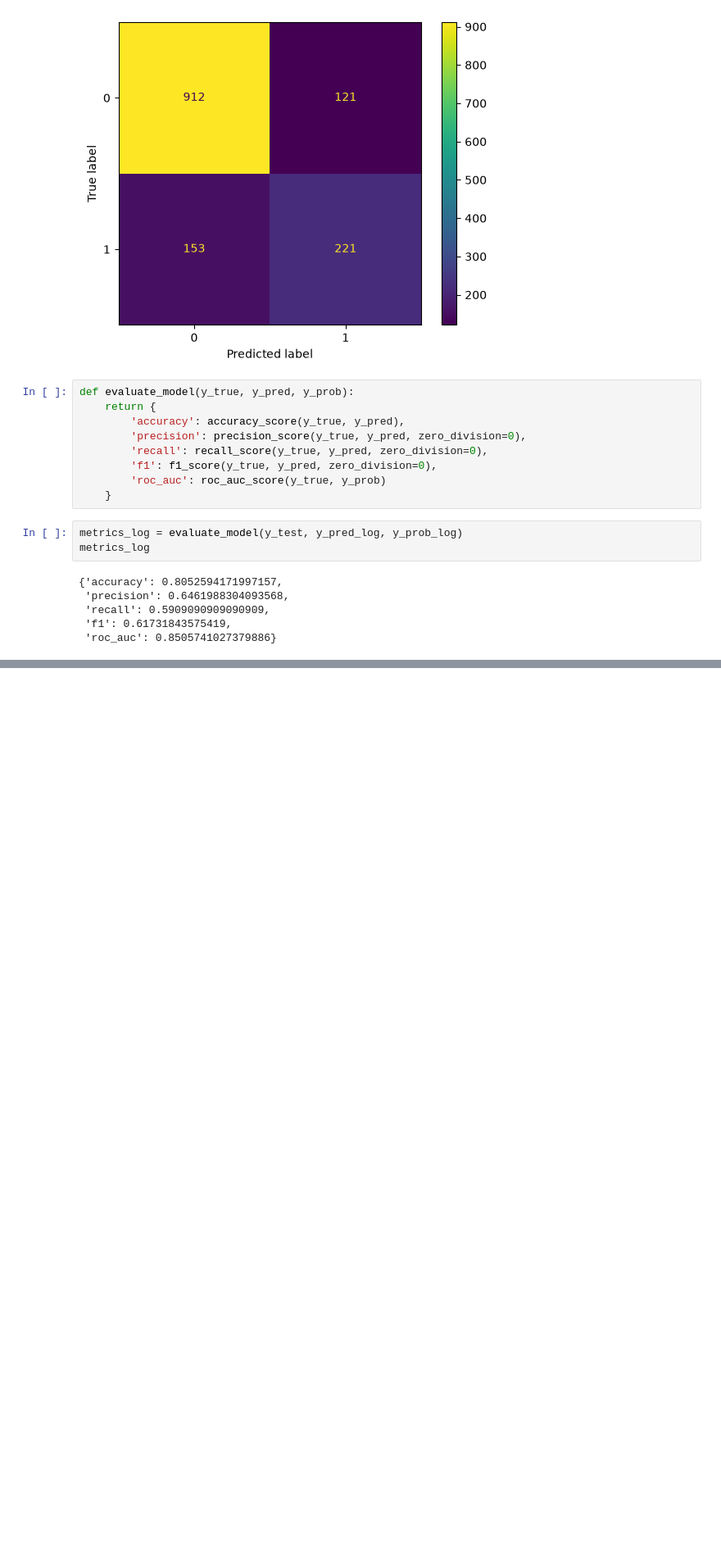
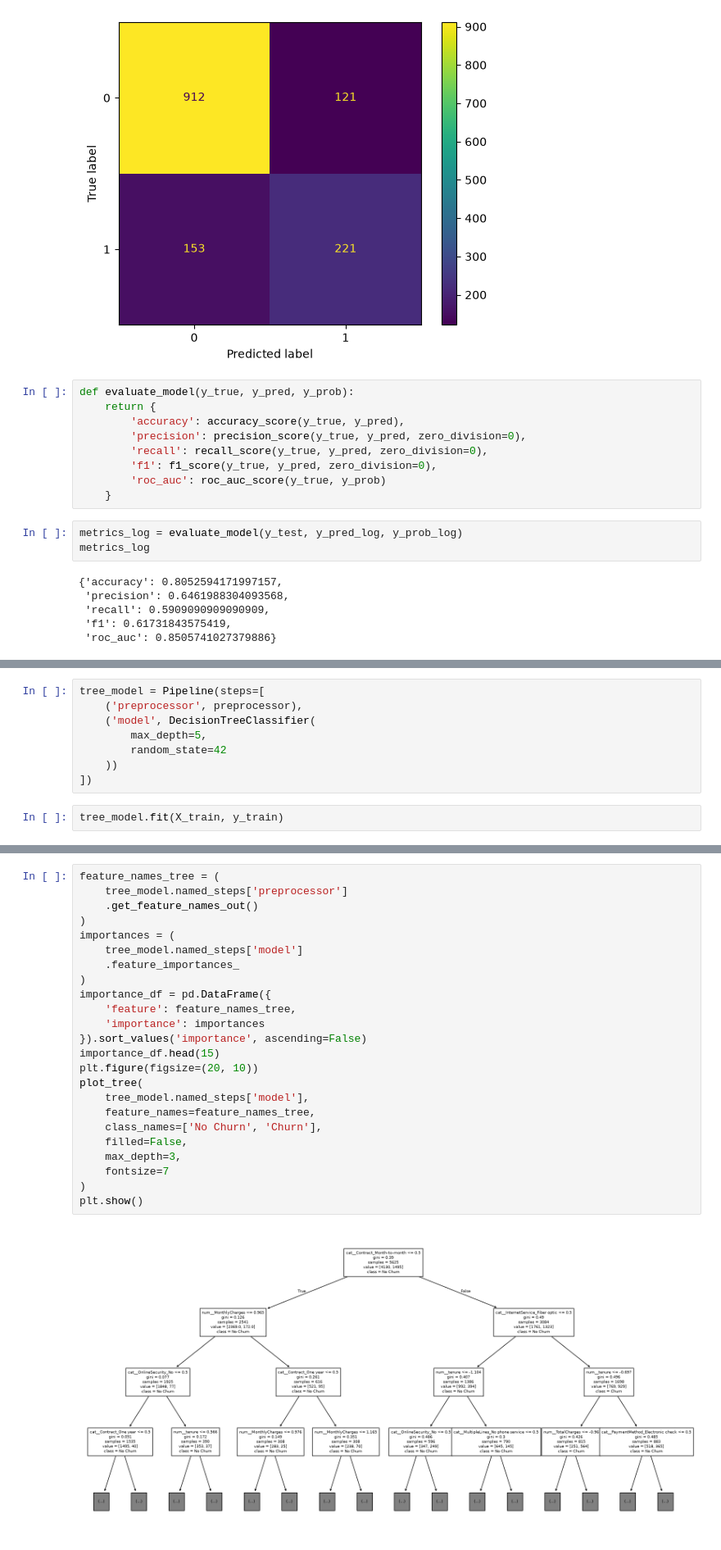
Before and after one commit to YuriGodoy/Telco_Customer_Churn, a Jupyter notebook: notebooks/modelagem.ipynb, the cells around one changed output, grey strips where cells are left out. Shown at 82% size. Cells and saved outputs as stored; diff of their text form; blank space fills up the shorter version.

Commit message:
Treinamento e comparação entre modelos

```diff
--- a/notebooks/modelagem.ipynb
+++ b/notebooks/modelagem.ipynb
@@ -205,0 +209,10 @@ metrics_log
+# %%
+tree_model = Pipeline(steps=[
+    ('preprocessor', preprocessor),
+    ('model', DecisionTreeClassifier(
+        max_depth=5,
+        random_state=42
+    ))
+])
+# %%
+tree_model.fit(X_train, y_train)
@@ -205,0 +315,26 @@ metrics_log
+# %%
+feature_names_tree = (
+    tree_model.named_steps['preprocessor']
+    .get_feature_names_out()
+)
+importances = (
+    tree_model.named_steps['model']
+    .feature_importances_
+)
+importance_df = pd.DataFrame({
+    'feature': feature_names_tree,
+    'importance': importances
+}).sort_values('importance', ascending=False)
+importance_df.head(15)
+plt.figure(figsize=(20, 10))
+plot_tree(
+    tree_model.named_steps['model'],
+    feature_names=feature_names_tree,
+    class_names=['No Churn', 'Churn'],
+    filled=False,
+    max_depth=3,
+    fontsize=7
+)
+plt.show()
+# %% [output]
+[figure, added]
```
Also changed, not shown: parts of 11 cells of this notebook.
